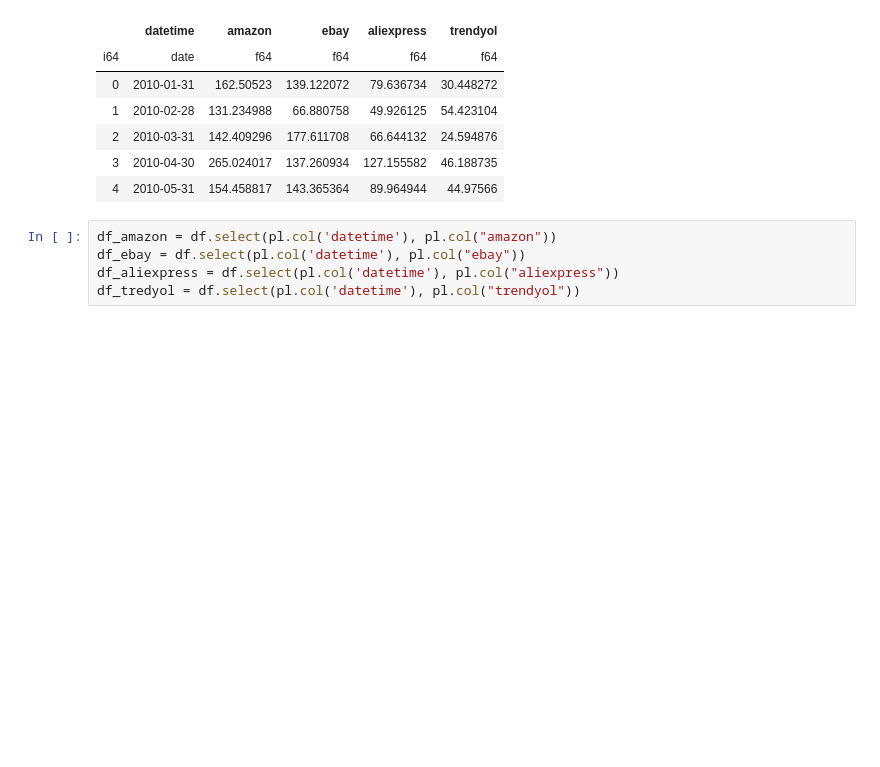
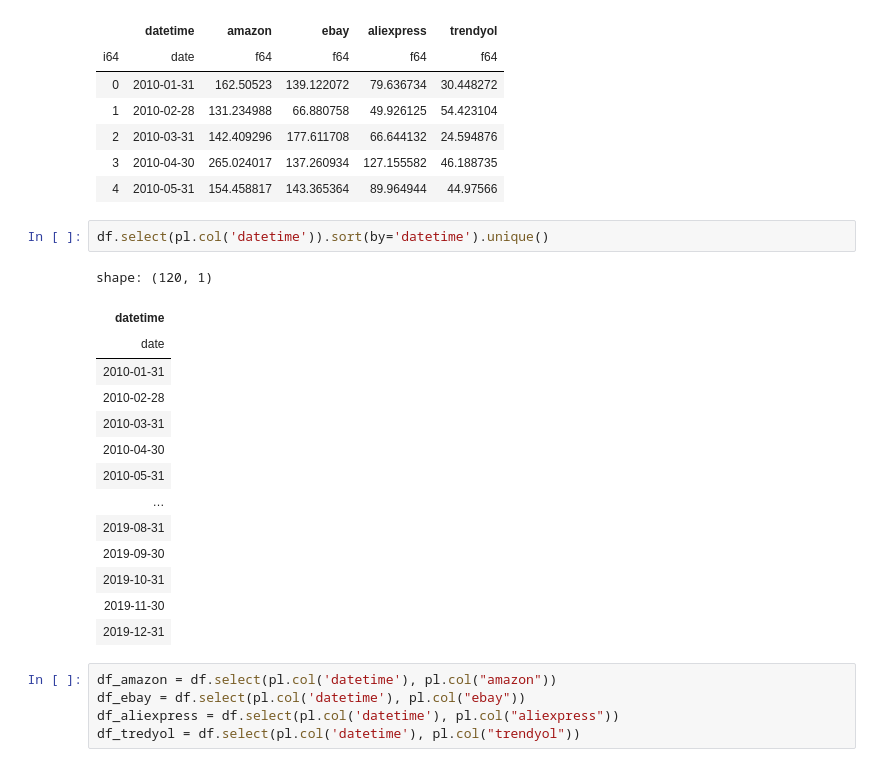
Before and after one commit to MadMax199/Favorita-Forecasting, a Jupyter notebook: 04_notebooks/01_data_check.ipynb, the cells around one changed output. Drawn from its saved outputs; the diff is of its cells as text; blank space fills up the shorter version.

```diff
--- a/04_notebooks/01_data_check.ipynb
+++ b/04_notebooks/01_data_check.ipynb
@@ -30,6 +30,23 @@ shape: (5, 6)
 | 2 | 2010-03-31 | 142.409296 | 177.611708 | 66.644132 | 24.594876 |
 | 3 | 2010-04-30 | 265.024017 | 137.260934 | 127.155582 | 46.188735 |
 | 4 | 2010-05-31 | 154.458817 | 143.365364 | 89.964944 | 44.97566 |
+# %%
+df.select(pl.col('datetime')).sort(by='datetime').unique()
+# %% [output]
+shape: (120, 1)
+| datetime |
+| date |
+| 2010-01-31 |
+| 2010-02-28 |
+| 2010-03-31 |
+| 2010-04-30 |
+| 2010-05-31 |
+| … |
+| 2019-08-31 |
+| 2019-09-30 |
+| 2019-10-31 |
+| 2019-11-30 |
+| 2019-12-31 |
 # %%
 df_amazon = df.select(pl.col('datetime'), pl.col("amazon"))
 df_ebay = df.select(pl.col('datetime'), pl.col("ebay"))
```
Also changed, not shown: 3 other files.
